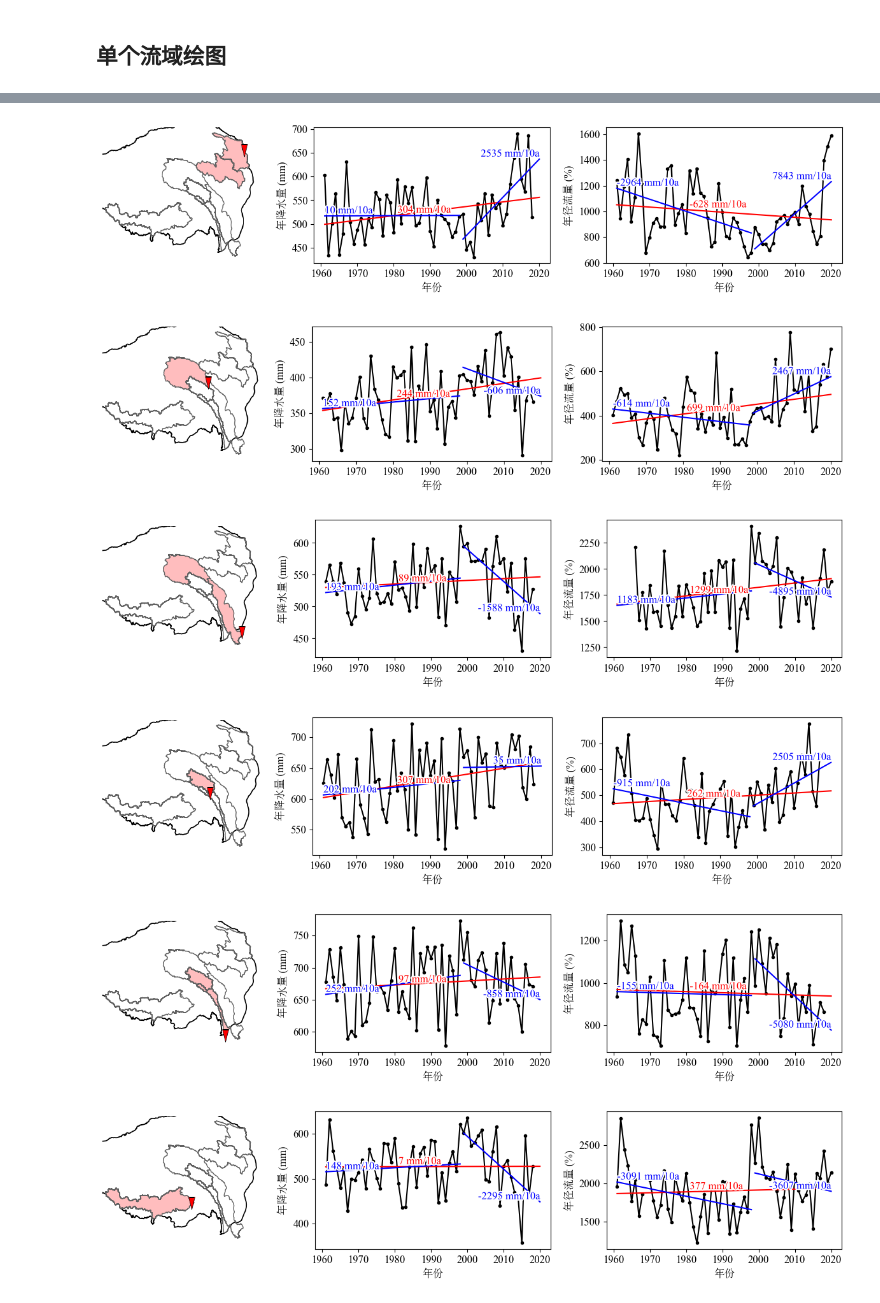
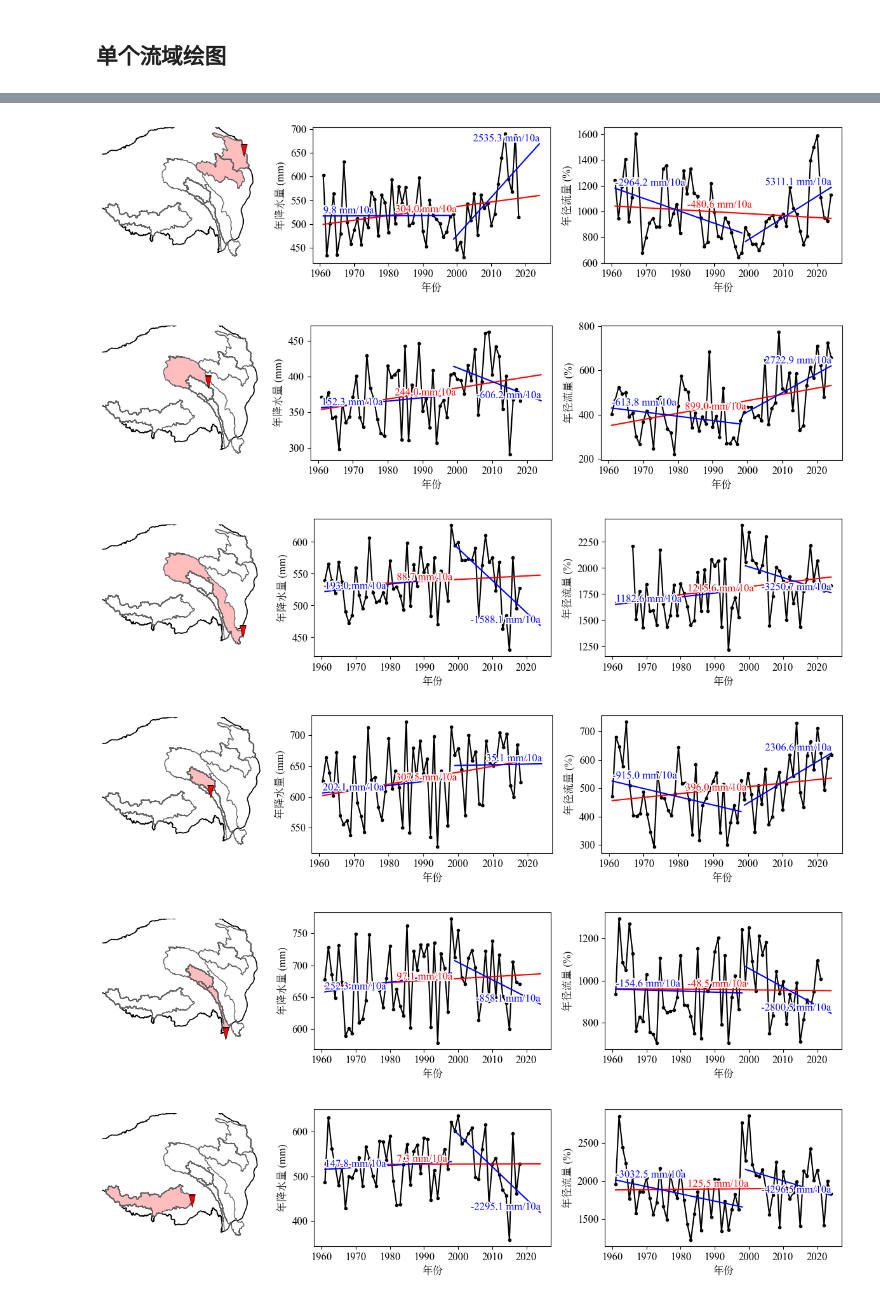
Before and after one commit to ZhongruiNing/QTP_Trend, a Jupyter notebook: codes/run_series.ipynb, the cells around one changed output, grey strips where cells are left out. Saved outputs shown, nothing was run; the diff lists cells and outputs as text; code cells hidden in the pictures.

```diff
--- a/codes/run_series.ipynb
+++ b/codes/run_series.ipynb
@@ -102,7 +102,8 @@ for b in range(4):
     hc_df['pre_cn05'] = p_cn05_series
     hc_df['tem_cn05'] = t_cn05_series
 
-    all_run = pd.read_excel(f"../../Data/中国水文站径流数据/Processed/{basin_zh}.xlsx").values
+    # all_run = pd.read_excel(f"../../Data/中国水文站径流数据/Processed/{basin_zh}.xlsx").values
+    all_run = pd.read_excel(f"../data/1201数据.xlsx", sheet_name=basin_zh).values
     year_list = all_run[:, 0]
     run_time_series = pd.date_range(start=f"{year_list[0].astype(int)}-01-01", end=f"{year_list[-1].astype(int)}-12-31", freq="MS")
     run_series = pd.Series(all_run[:, 1:].reshape(-1), index=run_time_series)
@@ -139,7 +140,8 @@ for b in range(3):
     hc_df['pre_cn05'] = p_cn05_series
     hc_df['tem_cn05'] = t_cn05_series
 
-    all_run = pd.read_excel(f"../../Data/中国水文站径流数据/Processed/{basin_zh}.xlsx").values
+    # all_run = pd.read_excel(f"../../Data/中国水文站径流数据/Processed/{basin_zh}.xlsx").values
+    all_run = pd.read_excel(f"../data/1201数据.xlsx", sheet_name=basin_zh).values
     year_list = all_run[:, 0]
     run_time_series = pd.date_range(start=f"{year_list[0].astype(int)}-01-01", end=f"{year_list[-1].astype(int)}-12-31", freq="MS")
     run_series = pd.Series(all_run[:, 1:].reshape(-1), index=run_time_series)
@@ -226,7 +228,7 @@ def plot_trend_analysis(ax, data, ylabel=None, unit='mm'):
     p, q = cal_polyfit(all_x, all_y)
     all_y_fit = p * all_x + q
     ax.plot(data.index, all_y_fit, color='red')
-    add_text(ax, data.index, all_y_fit, f"{(p*10*86400*365/1e6):.0f} {unit}/10a", color='red')
+    add_text(ax, data.index, all_y_fit, f"{(p*10*86400*365/1e6):.1f} {unit}/10a", color='red')
 
     bef_data = data[data.index.year <= 1998]
     bef_x = bef_data.index.year
@@ -234,7 +236,7 @@ def plot_trend_analysis(ax, data, ylabel=None, unit='mm'):
     p, q = cal_polyfit(bef_x, bef_y)
     bef_y_fit = p * bef_x + q
     ax.plot(bef_data.index, bef_y_fit, color='blue')
-    add_text(ax, bef_data.index, bef_y_fit, f"{(p*10*86400*365/1e6):.0f} {unit}/10a", color='blue', loc=2)
+    add_text(ax, bef_data.index, bef_y_fit, f"{(p*10*86400*365/1e6):.1f} {unit}/10a", color='blue', loc=2)
 
     aft_data = data[data.index.year > 1998]
     aft_x = aft_data.index.year
@@ -242,7 +244,7 @@ def plot_trend_analysis(ax, data, ylabel=None, unit='mm'):
     p, q = cal_polyfit(aft_x, aft_y)
     aft_y_fit = p * aft_x + q
     ax.plot(aft_data.index, aft_y_fit, color='blue')
-    add_text(ax, aft_data.index, aft_y_fit, f"{(p*10*86400*365/1e6):.0f} {unit}/10a", color='blue', loc=3, ha='right')
+    add_text(ax, aft_data.index, aft_y_fit, f"{(p*10*86400*365/1e6):.1f} {unit}/10a", color='blue', loc=3, ha='right')
 
     ax.set_xlabel('年份')
     ax.set_ylabel(ylabel)
@@ -282,7 +284,7 @@ for b in range(len(basin_list)):
     plot_assist_element(ax1, qtp_bound=True, study_cat=True, hydro_stations=True, hydro_stations_show=hydro_show, cat_fill=fill)
 
     all_hc = pd.read_csv(f"../data/hc/hc_{basin}.txt", sep='\t', parse_dates=['Time'], index_col='Time')
-    all_hc = all_hc['1961-01-01':'2020-12-31']
+    all_hc = all_hc['1961-01-01':'2024-12-31']
 
     pre_series = all_hc['pre_cn05'].resample("YS").sum(min_count=3)
     # run_series = 100 * (all_hc['runoff'].resample("YS").mean() - all_hc['runoff'].resample("YS").mean().mean()) / all_hc['runoff'].resample("YS").mean().mean()
@@ -301,6 +303,6 @@ for b in range(len(basin_list)):
-[figure, old version]
+[figure, new version]
-[figure, old version]
+[figure, new version]
-[figure, old version]
+[figure, new version]
-[figure, old version]
+[figure, new version]
-[figure, old version]
+[figure, new version]
-[figure, old version]
+[figure, new version]
```
Also changed, not shown: parts of 1 cell of this notebook, 29 other files.
